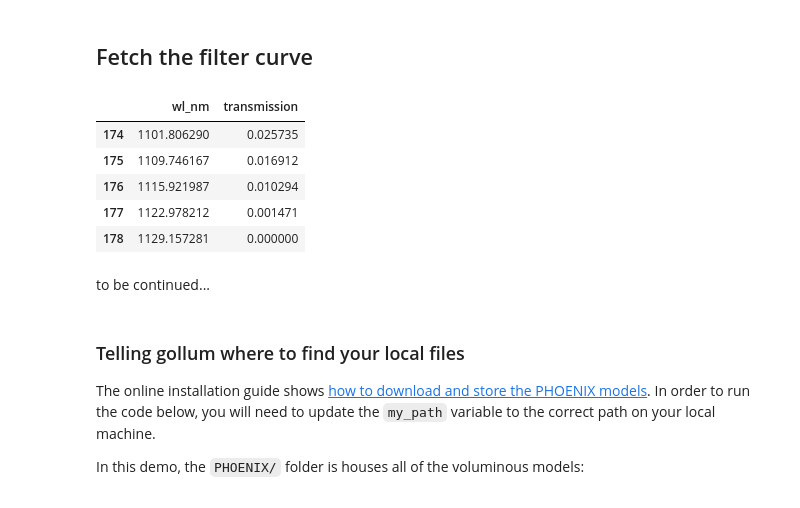
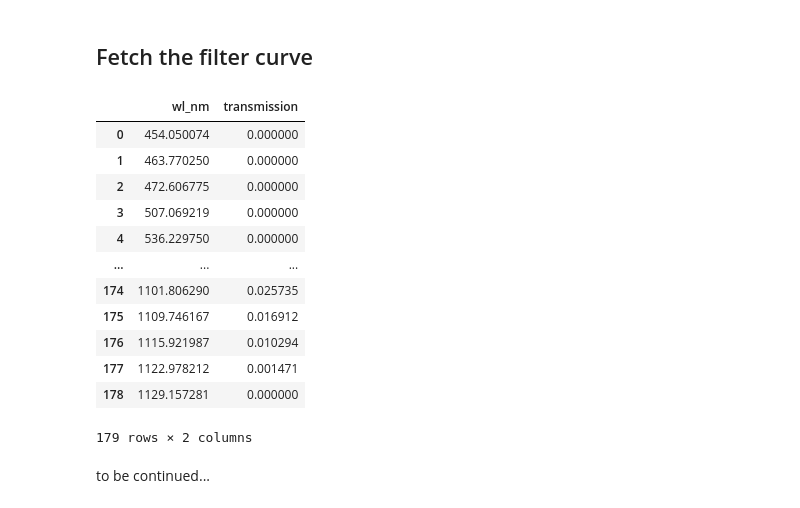
Before and after one commit to BrownDwarf/gollum, a Jupyter notebook: docs/tutorials/filter_curve_synthetic_photometry.ipynb, the cells around one changed output. Saved outputs shown, nothing was run; the diff lists cells and outputs as text; code cells hidden in the pictures.

Commit message:
Added to the filter curve tutorial

```diff
--- a/docs/tutorials/filter_curve_synthetic_photometry.ipynb
+++ b/docs/tutorials/filter_curve_synthetic_photometry.ipynb
@@ -15,25 +16,31 @@ import matplotlib.pyplot as plt
 ## Fetch the filter curve
 # %%
 tess_filter_curve_website = 'https://heasarc.gsfc.nasa.gov/docs/tess/data/tess-response-function-v1.0.csv'
+local_file = 'tess-response-function-v1.0.csv'
 # %%
-tess_response = pd.read_csv(tess_filter_curve_website, skiprows=8, names=['wl_nm', 'transmission'])
+# try to directly read from the website first, if not then download the file locally
+try:
+    tess_response = pd.read_csv(tess_filter_curve_website, skiprows=8, names=['wl_nm', 'transmission'])
+except URLError:
+    tess_response = pd.read_csv(local_file, skiprows=8, names=['wl_nm', 'transmission'])
 # %%
-tess_response.tail()
+tess_response
 # %% [output]
 |  | wl_nm | transmission |
+| 0 | 454.050074 | 0.000000 |
+| 1 | 463.770250 | 0.000000 |
+| 2 | 472.606775 | 0.000000 |
+| 3 | 507.069219 | 0.000000 |
+| 4 | 536.229750 | 0.000000 |
+| ... | ... | ... |
 | 174 | 1101.806290 | 0.025735 |
 | 175 | 1109.746167 | 0.016912 |
 | 176 | 1115.921987 | 0.010294 |
 | 177 | 1122.978212 | 0.001471 |
 | 178 | 1129.157281 | 0.000000 |
+179 rows × 2 columns
 # %%
 filter_curve = Spectrum1D(spectral_axis=tess_response.wl_nm.values*u.nm,
            flux=tess_response.transmission.values*u.dimensionless_unscaled)
 # %% [markdown]
 to be continued...
-# %% [markdown]
-### Telling gollum where to find your local files
-
-The online installation guide shows [how to download and store the PHOENIX models](https://gollum-astro.readthedocs.io/en/latest/fetching_models.html).  In order to run the code below, you will need to update the `my_path` variable to the correct path on your local machine.
-
-In this demo, the `PHOENIX/` folder is houses all of the voluminous models:
```
Also changed, not shown: parts of 9 cells of this notebook, 1 other file.
